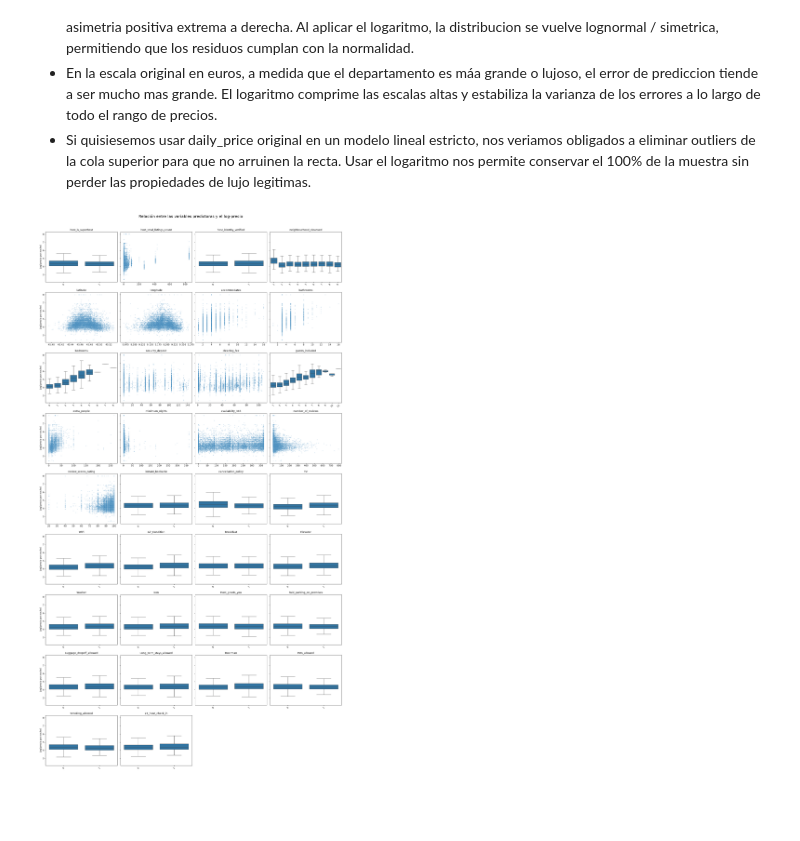
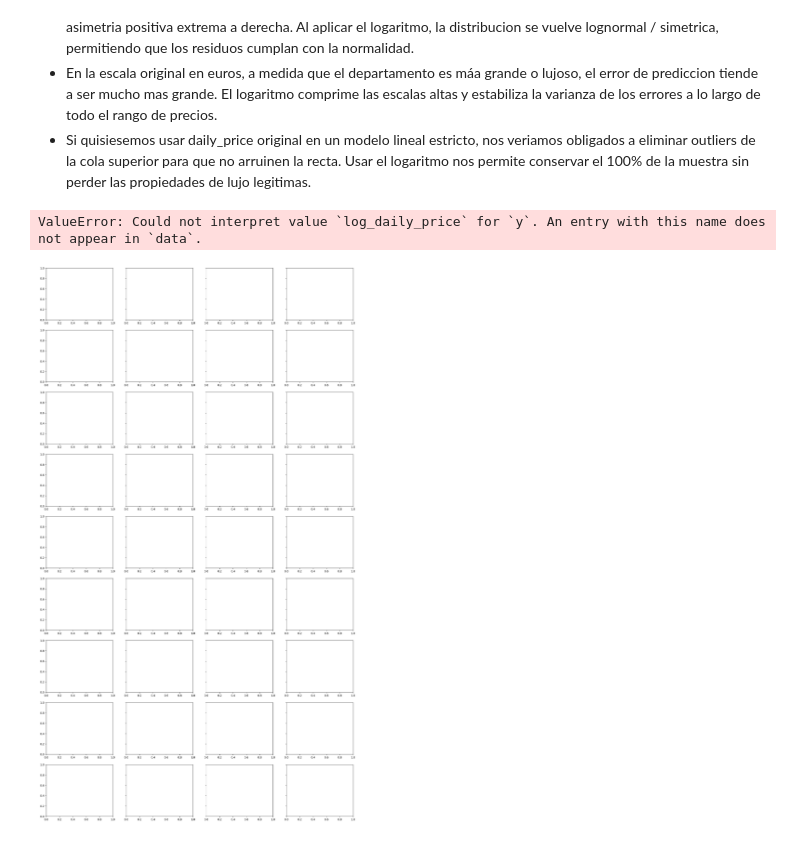
Before and after one commit to santidrelew/tp-mpg, a Jupyter notebook: notebooks/01_EDA.ipynb, the cells around one changed output. Drawn from its saved outputs; the diff is of its cells as text; code cells hidden in the pictures; blank space fills up the shorter version.

```diff
--- a/notebooks/01_EDA.ipynb
+++ b/notebooks/01_EDA.ipynb
@@ -35,5 +29,7 @@ from scipy import stats
 # %% [markdown]
 ## **1.1 - CARGA DEL DATASET**
 # %%
-print(f"Archivo de entrada: {RAW_DATA_PATH.relative_to(PROJECT_DIR)}")
+RAW_DATA_PATH = kagglehub.dataset_download("antoniokaggle/milan-airbnb-open-data-only-entire-apartments")
+
+print("Path to dataset files:", RAW_DATA_PATH)
 # %% [output]
@@ -41,5 +38,5 @@ Archivo de entrada: data\raw\milan_airbnb.csv
 # %%
-df_raw = pd.read_csv(RAW_DATA_PATH, index_col=0)
+df_raw = pd.read_csv(Path(RAW_DATA_PATH) / "Airbnb_Milan.csv", index_col=0)
 pd.set_option('display.max_columns', len(df_raw.columns)) # Para ver todas las columnas
 pd.set_option('display.max_rows', 100)
 df_raw
@@ -814,8 +808,7 @@ POR QUE HACEMOS ESTA TRANSFORMACION?
 target = "log_daily_price"
 
 # Excluir los targets
-df[target] = np.log1p(df["daily_price"])
-features = df.columns.drop(["daily_price", target])
+features = df_raw.columns.drop(["daily_price", "log_daily_price"])
 
 # Configuración de la grilla
 n_cols = 4
@@ -848,34 +841,35 @@ for ax, col in zip(axes, features):
         )
         ax.tick_params(axis="x", rotation=45)
 
     else:
         sns.scatterplot(
             data=df,
             x=col,
             y=target,
             alpha=0.2,
             s=12,
             ax=ax
         )
 
     ax.set_title(col, fontsize=12)
     ax.set_xlabel("")
     ax.set_ylabel("Log(precio por noche)")
 
 # Eliminar ejes sobrantes
 for ax in axes[len(features):]:
     ax.remove()
 
 fig.suptitle(
     "Relación entre las variables predictoras y el log-precio",
     fontsize=18,
     y=1.01
 )
 
 plt.tight_layout()
 plt.show()
 # %% [output]
+ValueError: Could not interpret value `log_daily_price` for `y`. An entry with this name does not appear in `data`.
-[figure, old version]
+[figure, new version]
 # %%
 # Antes de tomar la muestra cambiamos el nombre de la variable 24_hour_check_in
 # porque al tener un número adelante no lo toma bien en la formula para el OLS.
```
Also changed, not shown: parts of 11 cells of this notebook, 1 other file.
